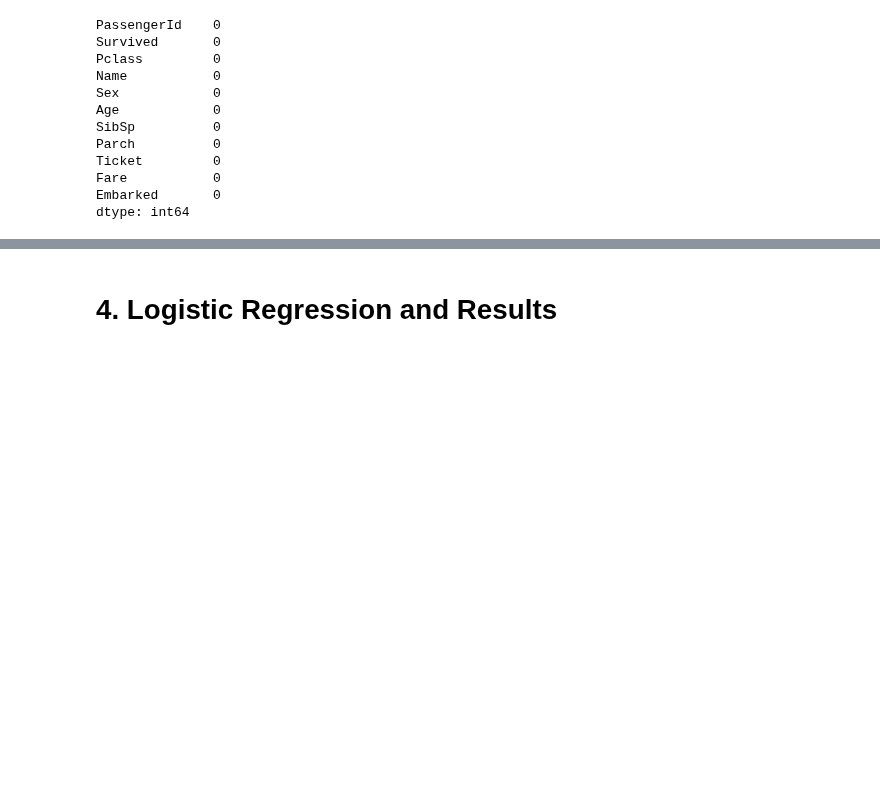
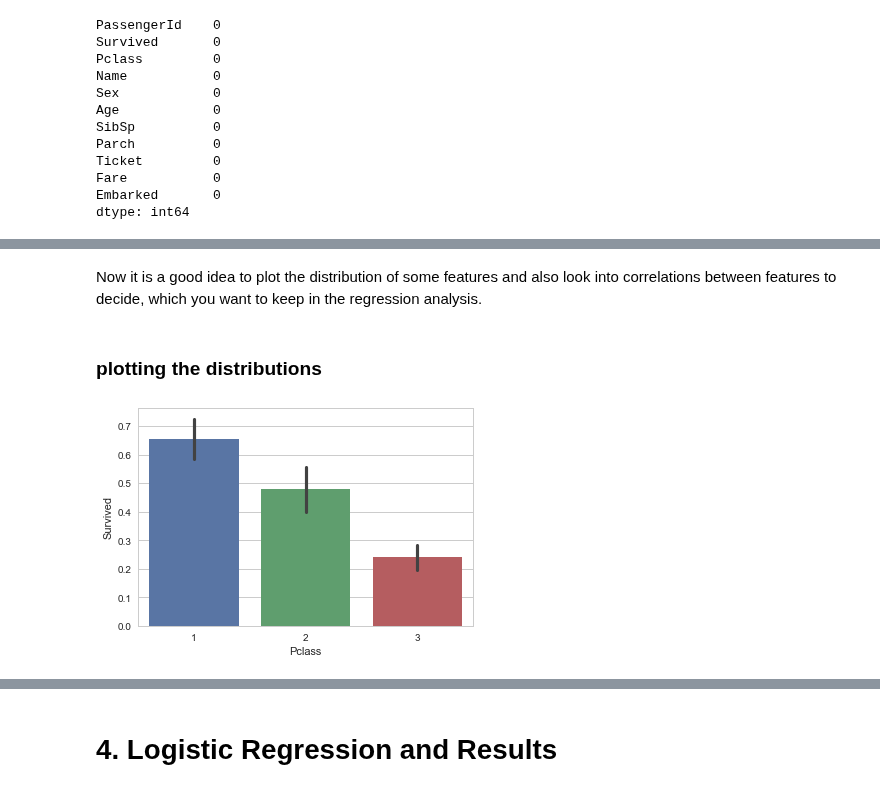
Before and after one commit to nscherf/Machine-learning-lectures, a Jupyter notebook: 05-Logistic-Regression-with-Python/notebook.ipynb, the cells around one changed output, grey strips where cells are left out. Drawn from its saved outputs; the diff is of its cells as text; code cells hidden in the pictures; blank space fills up the shorter version.

Commit message:
revision data cleaning and exploration

```diff
--- a/05-Logistic-Regression-with-Python/notebook.ipynb
+++ b/05-Logistic-Regression-with-Python/notebook.ipynb
@@ -311,5 +232,0 @@ According to the Kaggle data dictionary, both SibSp and Parch relate to travelin
-# %%
-## Create categorical variable for traveling alone
-train_data['TravelAlone']=np.where((train_data["SibSp"]+train_data["Parch"])>0, 0, 1)
-train_data.drop('SibSp', axis=1, inplace=True)
-train_data.drop('Parch', axis=1, inplace=True)
@@ -467,0 +239,4 @@ This is a very obvious difference.  Clearly being female greatly increased your
+# %%
+#create categorical variables and drop some variables
+training=pd.get_dummies(train_data, columns=["Embarked","Sex"])
+training.drop('Sex_male', axis=1, inplace=True)
@@ -467,0 +267,22 @@ This is a very obvious difference.  Clearly being female greatly increased your
+# %% [markdown]
+Now it is a good idea to plot the distribution of some features and also look into correlations between features to decide, which you want to keep in the regression analysis.
+# %% [markdown]
+### plotting the distributions
+# %%
+def plot_numerical(feature):
+    plt.figure(figsize=(15,8))
+    p1=sns.distplot(final_train[feature][final_train.Survived == 1], kde=False)
+    p2=sns.distplot(final_train[feature][final_train.Survived == 0], kde=False)
+    plt.legend(['Survived', 'Died'])
+    ax=p1.axes
+    ax.set(xlabel=feature)
+    plt.show()
+
+def plot_categorical(feature):
+    plt.figure()
+    sns.barplot(feature, 'Survived', data=final_train)
+    plt.show()
+# %%
+plot_categorical("Pclass")
+# %% [output]
+[figure, added]
```
Also changed, not shown: parts of 75 cells of this notebook.
